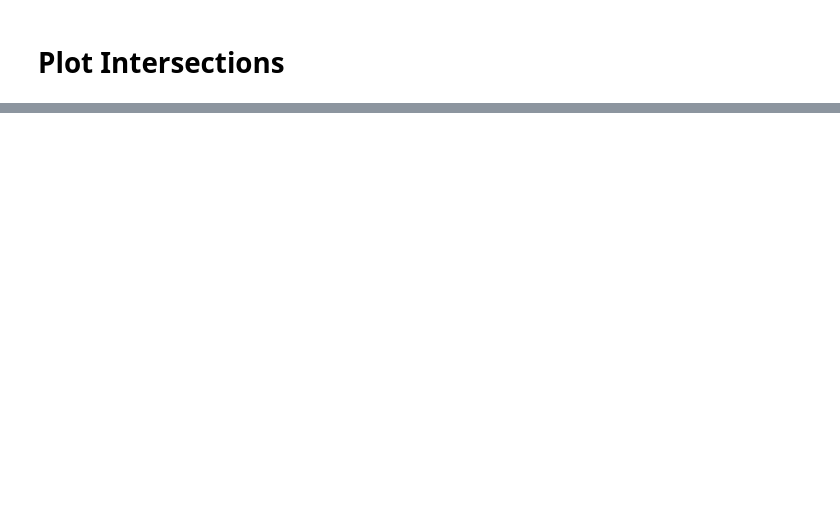
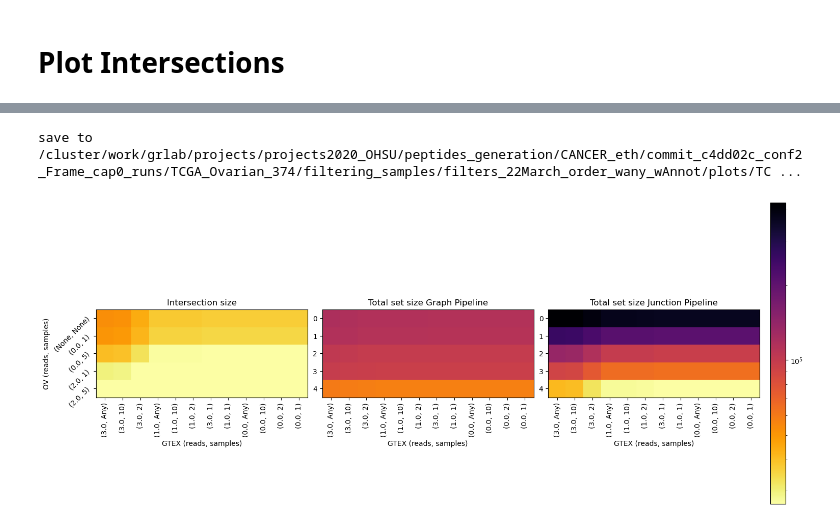
Before and after one commit to ratschlab/projects2020_ohsu, a Jupyter notebook: eth/plotting/OHSU_collab_Rerun_allRF/p20230315_shareness_matrix.ipynb, the cells around one changed output, grey strips where cells are left out. Saved outputs shown, nothing was run; the diff lists cells and outputs as text; code cells hidden in the pictures; blank space fills up the shorter version.

```diff
--- a/eth/plotting/OHSU_collab_Rerun_allRF/p20230315_shareness_matrix.ipynb
+++ b/eth/plotting/OHSU_collab_Rerun_allRF/p20230315_shareness_matrix.ipynb
@@ -349,3 +318,38 @@ save to /cluster/work/grlab/projects/projects2020_OHSU/peptides_generation/CANCE
+# %%
+# Plot
+nprow = 1
+npcol = 3
+fig = plt.figure(figsize=(15, 6), layout='constrained')
+axes = [fig.add_subplot(nprow, npcol, i) for i in range(1,npcol+1)]
+
+vmin = max(1, np.min([df['size_eth'], df['size_ohsu']]))
+vmax = np.max([df['size_eth'], df['size_ohsu']]) #1e5
+for pane_idx in np.arange(npcol):
+    panelplot=axes[pane_idx].imshow(df_plot[pane_idx], origin='upper',
+                                    cmap='inferno_r', norm=LogNorm(vmin=vmin, vmax=vmax))
+    # x-axis
+    axes[pane_idx].set_title(titles[pane_idx])
+    axes[pane_idx].set_xlabel(xaxis_label)
+    axes[pane_idx].set_xticks(range(df_plot[pane_idx].shape[1]))
+    axes[pane_idx].set_xticklabels(prepare_backticks(df_plot[pane_idx].columns), rotation = 90 )
+    if pane_idx == 0 :
+        # y-axis
+        axes[pane_idx].set_ylabel(yaxis_label)
+        axes[pane_idx].set_yticks(range(df_plot[pane_idx].shape[0]))
+        axes[pane_idx].set_yticklabels(prepare_frontticks(df_plot[pane_idx].index), rotation = 45 )
+plt.colorbar(panelplot)
+
+save = True
+name = 'Matrix_ovelap'
+save_path = os.path.join(plot_dir, f'{base_plot}_{name}.pdf')
+if save:
+    print("save to {}".format(save_path))
+    plt.savefig(save_path, bbox_inches='tight')
+
+fig.show()
+# %% [output]
+save to /cluster/work/grlab/projects/projects2020_OHSU/peptides_generation/CANCER_eth/commit_c4dd02c_conf2_Frame_cap0_runs/TCGA_Ovarian_374/filtering_samples/filters_22March_order_wany_wAnnot/plots/TC ...
+[figure, added]
 # %%
 df_plot[1]
 # %% [output]
```
Also changed, not shown: parts of 23 cells of this notebook.
